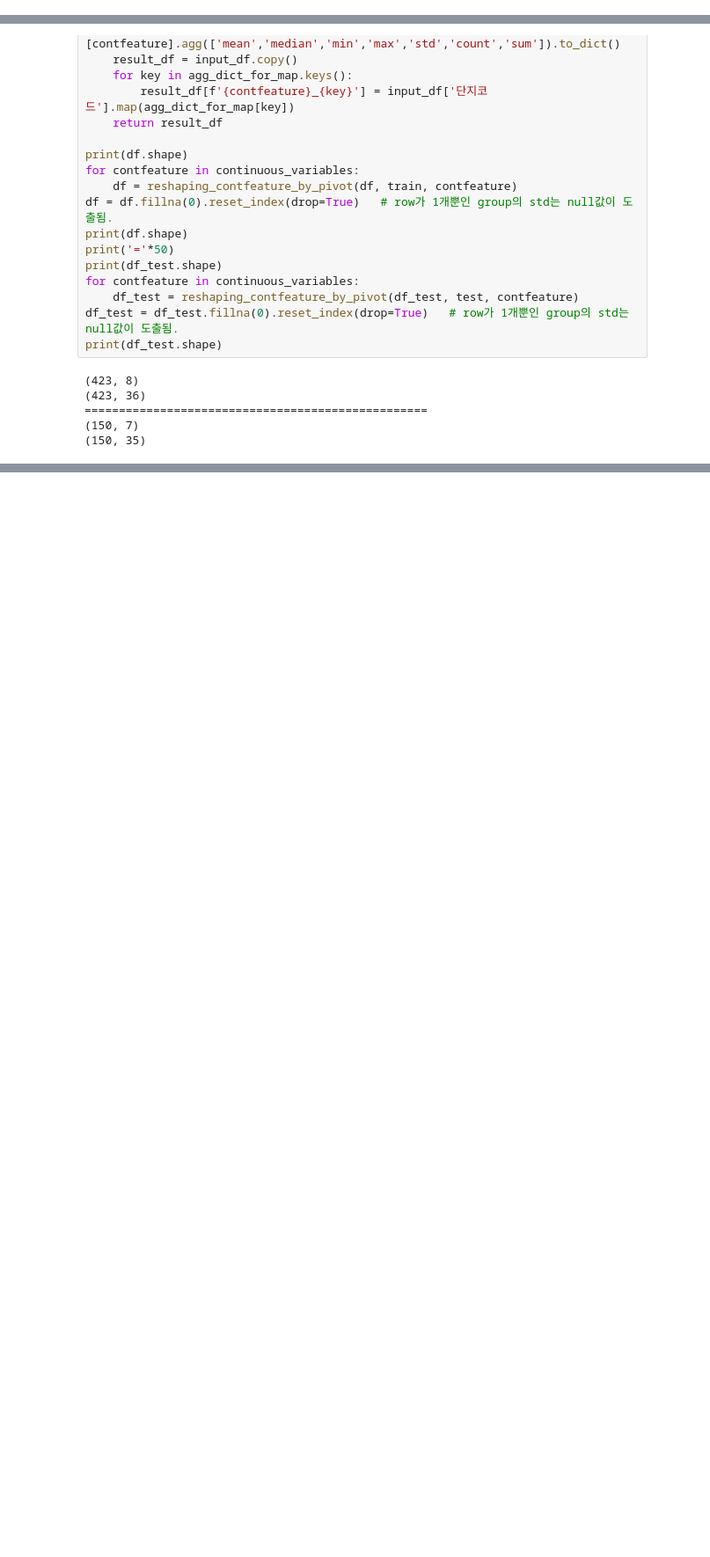
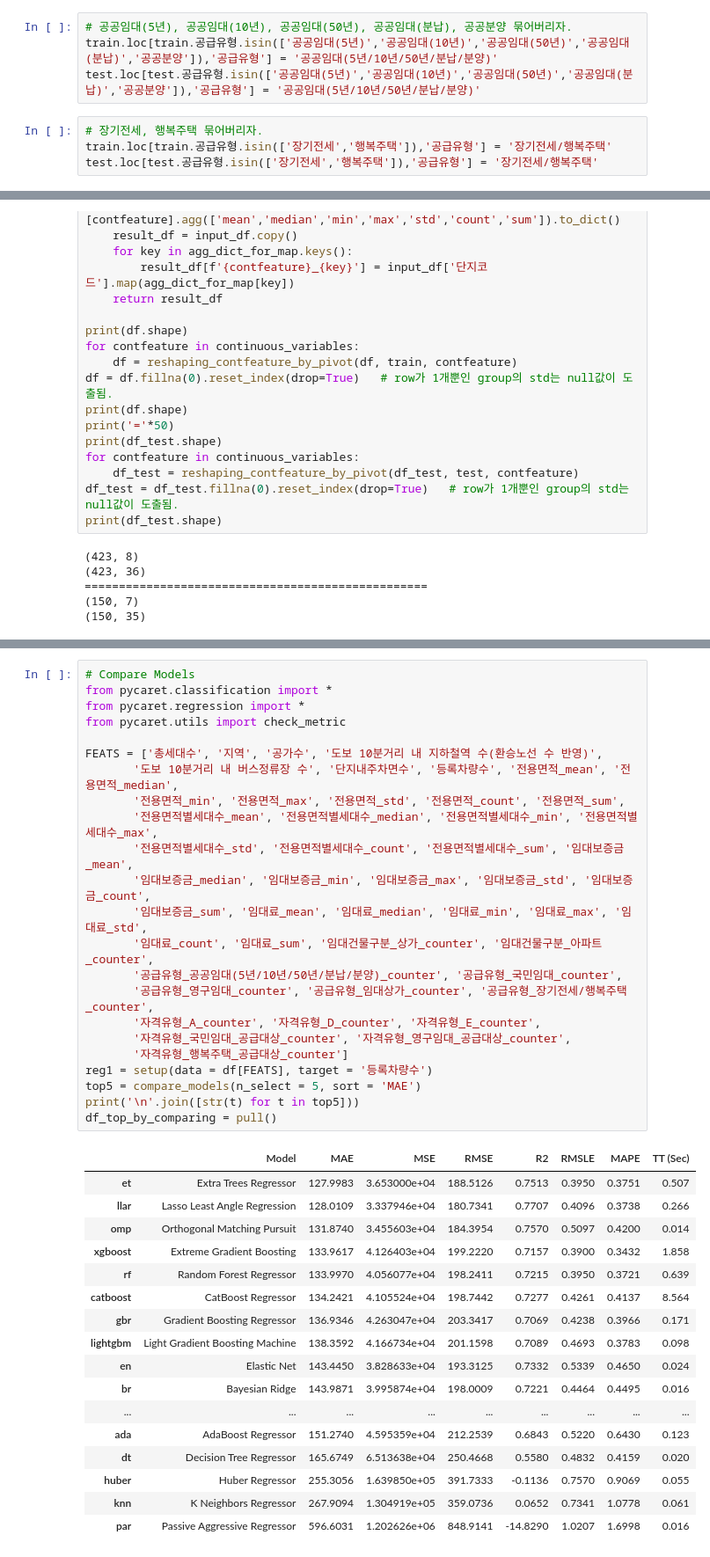
Before and after one commit to MoonJaeHoon/dacon_parking_demand, a Jupyter notebook: EDA2_new.ipynb, the cells around one changed output, grey strips where cells are left out. Shown: that part at 88% size. Saved outputs shown, nothing was run; the diff lists cells and outputs as text; blank space fills up the shorter version.

```diff
--- a/EDA2_new.ipynb
+++ b/EDA2_new.ipynb
@@ -583,3 +598,11 @@ Name: 자격유형, dtype: int64
+# %%
+# 공공임대(5년), 공공임대(10년), 공공임대(50년), 공공임대(분납), 공공분양 묶어버리자.
+train.loc[train.공급유형.isin(['공공임대(5년)','공공임대(10년)','공공임대(50년)','공공임대(분납)','공공분양']),'공급유형'] = '공공임대(5년/10년/50년/분납/분양)'
+test.loc[test.공급유형.isin(['공공임대(5년)','공공임대(10년)','공공임대(50년)','공공임대(분납)','공공분양']),'공급유형'] = '공공임대(5년/10년/50년/분납/분양)'
+# %%
+# 장기전세, 행복주택 묶어버리자.
+train.loc[train.공급유형.isin(['장기전세','행복주택']),'공급유형'] = '장기전세/행복주택'
+test.loc[test.공급유형.isin(['장기전세','행복주택']),'공급유형'] = '장기전세/행복주택'
 # %% [markdown]
 ## 단지코드별로 agg
 # %%
@@ -728,0 +793,41 @@ print(df_test.shape)
+# %%
+# Compare Models
+from pycaret.classification import *
+from pycaret.regression import *
+from pycaret.utils import check_metric
+
+FEATS = ['총세대수', '지역', '공가수', '도보 10분거리 내 지하철역 수(환승노선 수 반영)',
+       '도보 10분거리 내 버스정류장 수', '단지내주차면수', '등록차량수', '전용면적_mean', '전용면적_median',
+       '전용면적_min', '전용면적_max', '전용면적_std', '전용면적_count', '전용면적_sum',
+       '전용면적별세대수_mean', '전용면적별세대수_median', '전용면적별세대수_min', '전용면적별세대수_max',
+       '전용면적별세대수_std', '전용면적별세대수_count', '전용면적별세대수_sum', '임대보증금_mean',
+       '임대보증금_median', '임대보증금_min', '임대보증금_max', '임대보증금_std', '임대보증금_count',
+       '임대보증금_sum', '임대료_mean', '임대료_median', '임대료_min', '임대료_max', '임대료_std',
+       '임대료_count', '임대료_sum', '임대건물구분_상가_counter', '임대건물구분_아파트_counter',
+       '공급유형_공공임대(5년/10년/50년/분납/분양)_counter', '공급유형_국민임대_counter',
+       '공급유형_영구임대_counter', '공급유형_임대상가_counter', '공급유형_장기전세/행복주택_counter',
+       '자격유형_A_counter', '자격유형_D_counter', '자격유형_E_counter',
+       '자격유형_국민임대_공급대상_counter', '자격유형_영구임대_공급대상_counter',
+       '자격유형_행복주택_공급대상_counter']
+reg1 = setup(data = df[FEATS], target = '등록차량수')
+top5 = compare_models(n_select = 5, sort = 'MAE')
+print('\n'.join([str(t) for t in top5]))
+df_top_by_comparing = pull()
+# %% [output]
+|  | Model | MAE | MSE | RMSE | R2 | RMSLE | MAPE | TT (Sec) |
+| et | Extra Trees Regressor | 127.9983 | 3.653000e+04 | 188.5126 | 0.7513 | 0.3950 | 0.3751 | 0.507 |
+| llar | Lasso Least Angle Regression | 128.0109 | 3.337946e+04 | 180.7341 | 0.7707 | 0.4096 | 0.3738 | 0.266 |
+| omp | Orthogonal Matching Pursuit | 131.8740 | 3.455603e+04 | 184.3954 | 0.7570 | 0.5097 | 0.4200 | 0.014 |
+| xgboost | Extreme Gradient Boosting | 133.9617 | 4.126403e+04 | 199.2220 | 0.7157 | 0.3900 | 0.3432 | 1.858 |
+| rf | Random Forest Regressor | 133.9970 | 4.056077e+04 | 198.2411 | 0.7215 | 0.3950 | 0.3721 | 0.639 |
+| catboost | CatBoost Regressor | 134.2421 | 4.105524e+04 | 198.7442 | 0.7277 | 0.4261 | 0.4137 | 8.564 |
+| gbr | Gradient Boosting Regressor | 136.9346 | 4.263047e+04 | 203.3417 | 0.7069 | 0.4238 | 0.3966 | 0.171 |
+| lightgbm | Light Gradient Boosting Machine | 138.3592 | 4.166734e+04 | 201.1598 | 0.7089 | 0.4693 | 0.3783 | 0.098 |
+| en | Elastic Net | 143.4450 | 3.828633e+04 | 193.3125 | 0.7332 | 0.5339 | 0.4650 | 0.024 |
+| br | Bayesian Ridge | 143.9871 | 3.995874e+04 | 198.0009 | 0.7221 | 0.4464 | 0.4495 | 0.016 |
+| ... | ... | ... | ... | ... | ... | ... | ... | ... |
+| ada | AdaBoost Regressor | 151.2740 | 4.595359e+04 | 212.2539 | 0.6843 | 0.5220 | 0.6430 | 0.123 |
+| dt | Decision Tree Regressor | 165.6749 | 6.513638e+04 | 250.4668 | 0.5580 | 0.4832 | 0.4159 | 0.020 |
+| huber | Huber Regressor | 255.3056 | 1.639850e+05 | 391.7333 | -0.1136 | 0.7570 | 0.9069 | 0.055 |
+| knn | K Neighbors Regressor | 267.9094 | 1.304919e+05 | 359.0736 | 0.0652 | 0.7341 | 1.0778 | 0.061 |
+| par | Passive Aggressive Regressor | 596.6031 | 1.202626e+06 | 848.9141 | -14.8290 | 1.0207 | 1.6998 | 0.016 |
```
Also changed, not shown: parts of 66 cells of this notebook.
